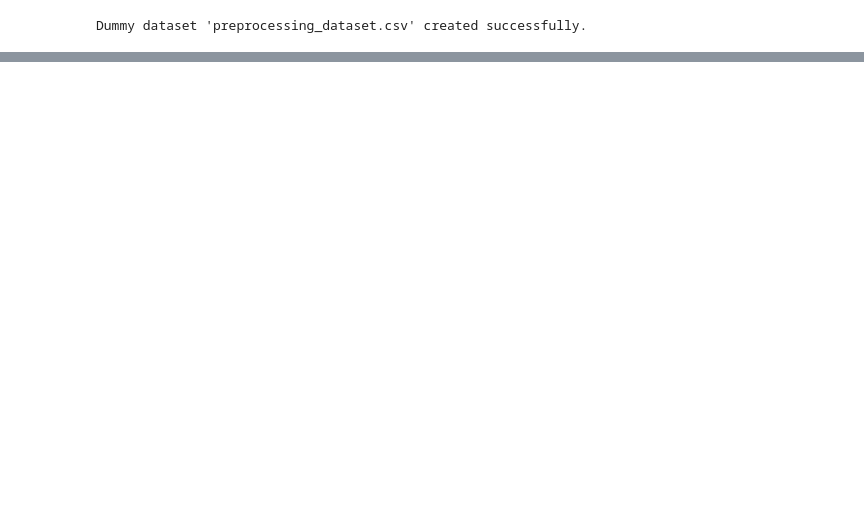
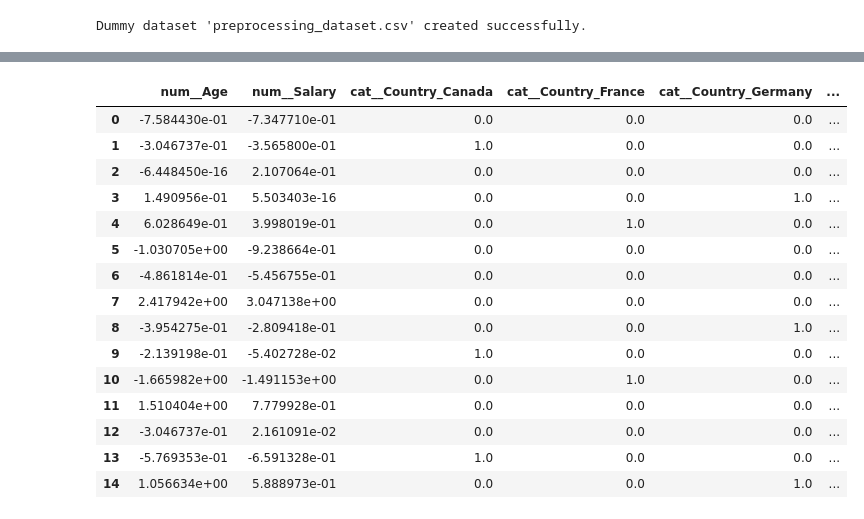
Before and after one commit to srimanrishi/Outlier-Detection-and-Handling-in-Datasets-using-Python, a Jupyter notebook: outlier_handling.ipynb, the cells around one changed output, grey strips where cells are left out. Saved outputs shown, nothing was run; the diff lists cells and outputs as text; code cells hidden in the pictures; blank space fills up the shorter version.

```diff
--- a/outlier_handling.ipynb
+++ b/outlier_handling.ipynb
@@ -51,27 +127,44 @@ df
 # %%
 from sklearn.compose import ColumnTransformer
 from sklearn.pipeline import Pipeline
 from sklearn.impute import SimpleImputer
 from sklearn.preprocessing import StandardScaler, OneHotEncoder
 import pandas as pd
 
 num_features = df.select_dtypes(include=['int64', 'float64']).columns
 cat_features = df.select_dtypes(include=['object']).columns
 
 preprocessor = ColumnTransformer(
     transformers=[
         ('num', Pipeline(steps=[
             ('imputer', SimpleImputer(strategy='median')),
             ('scaler', StandardScaler())
         ]), num_features),
         ('cat', Pipeline([
             ('imputer', SimpleImputer(strategy='most_frequent')),
             ('onehot', OneHotEncoder(handle_unknown='ignore'))
         ]), cat_features)
     ])
 df_transformed = preprocessor.fit_transform(df)
-df1 = pd.DataFrame(df_transformed.toarray(), columns=preprocessor.get_feature_names_out())
+df1 = pd.DataFrame(df_transformed, columns=preprocessor.get_feature_names_out())
 df1
+# %% [output]
+|  | num__Age | num__Salary | cat__Country_Canada | cat__Country_France | cat__Country_Germany | ... |
+| 0 | -7.584430e-01 | -7.347710e-01 | 0.0 | 0.0 | 0.0 | ... |
+| 1 | -3.046737e-01 | -3.565800e-01 | 1.0 | 0.0 | 0.0 | ... |
+| 2 | -6.448450e-16 | 2.107064e-01 | 0.0 | 0.0 | 0.0 | ... |
+| 3 | 1.490956e-01 | 5.503403e-16 | 0.0 | 0.0 | 1.0 | ... |
+| 4 | 6.028649e-01 | 3.998019e-01 | 0.0 | 1.0 | 0.0 | ... |
+| 5 | -1.030705e+00 | -9.238664e-01 | 0.0 | 0.0 | 0.0 | ... |
+| 6 | -4.861814e-01 | -5.456755e-01 | 0.0 | 0.0 | 0.0 | ... |
+| 7 | 2.417942e+00 | 3.047138e+00 | 0.0 | 0.0 | 0.0 | ... |
+| 8 | -3.954275e-01 | -2.809418e-01 | 0.0 | 0.0 | 1.0 | ... |
+| 9 | -2.139198e-01 | -5.402728e-02 | 1.0 | 0.0 | 0.0 | ... |
+| 10 | -1.665982e+00 | -1.491153e+00 | 0.0 | 1.0 | 0.0 | ... |
+| 11 | 1.510404e+00 | 7.779928e-01 | 0.0 | 0.0 | 0.0 | ... |
+| 12 | -3.046737e-01 | 2.161091e-02 | 0.0 | 0.0 | 0.0 | ... |
+| 13 | -5.769353e-01 | -6.591328e-01 | 1.0 | 0.0 | 0.0 | ... |
+| 14 | 1.056634e+00 | 5.888973e-01 | 0.0 | 0.0 | 1.0 | ... |
 # %%
 import matplotlib.pyplot as plt
 import seaborn as sns
```
Also changed, not shown: parts of 14 cells of this notebook.
